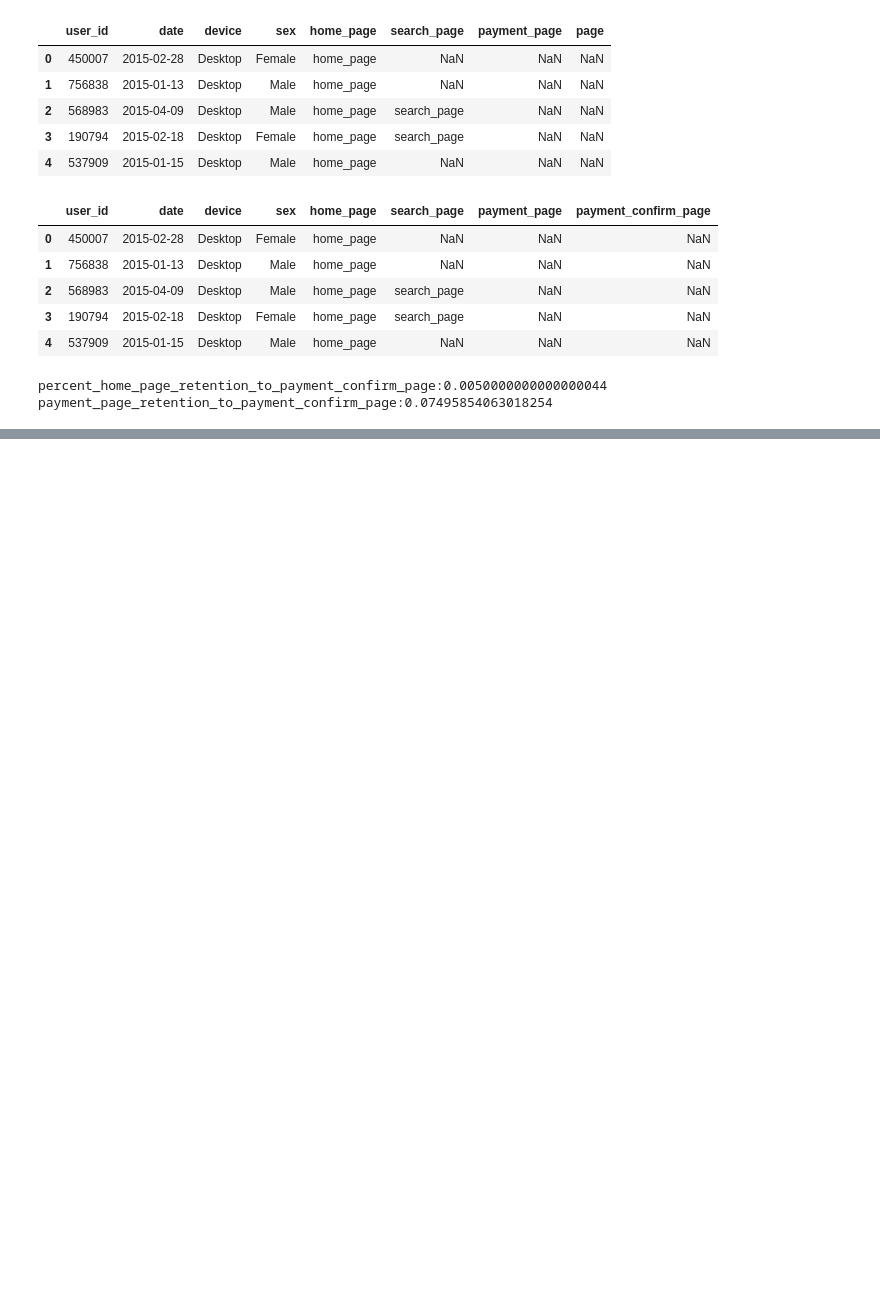
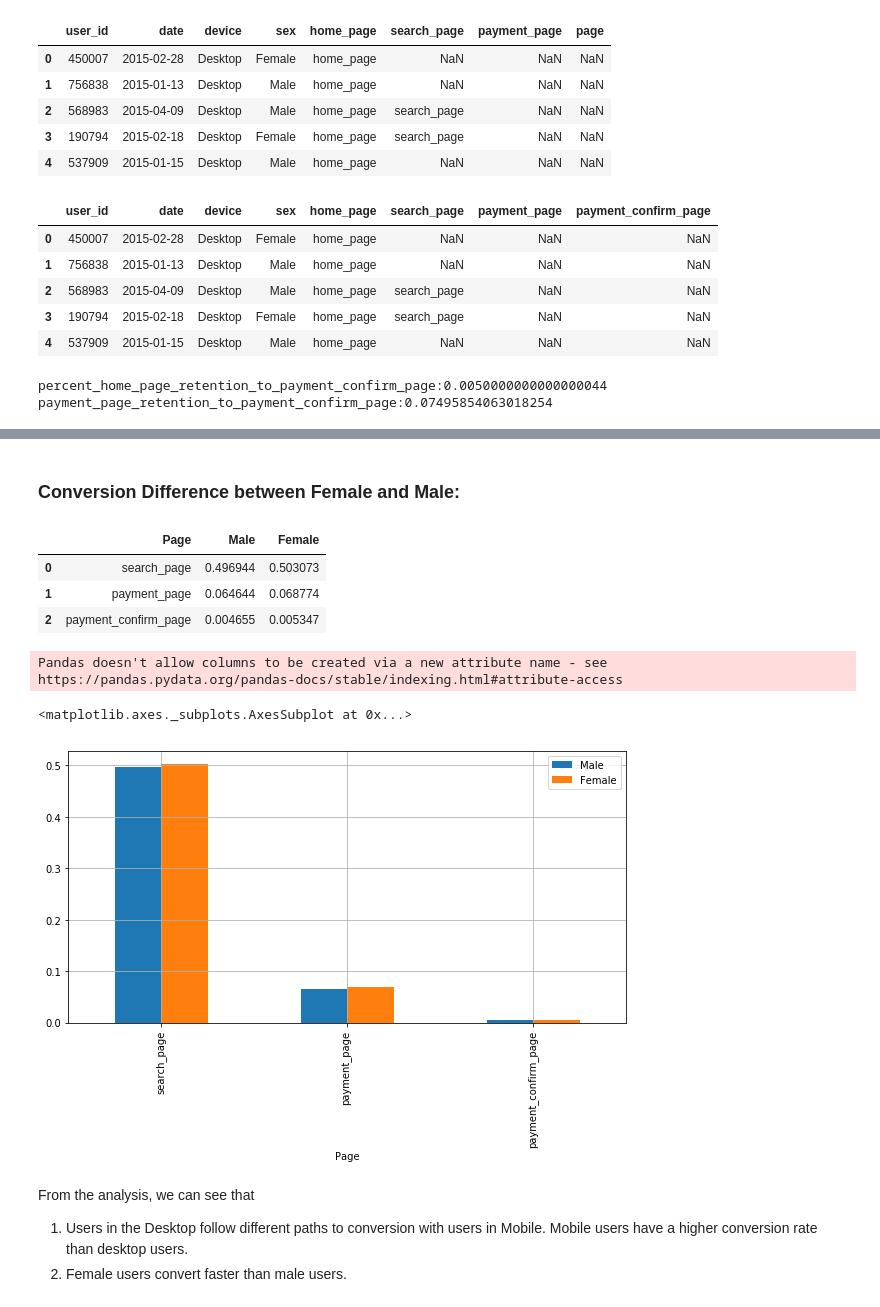
Before and after one commit to whitney218/Data-Science-Take-Home-Challenges, a Jupyter notebook: 5. Funnel Analysis.ipynb, the cells around one changed output, grey strips where cells are left out. Drawn from its saved outputs; the diff is of its cells as text; code cells hidden in the pictures; blank space fills up the shorter version.

```diff
--- a/5. Funnel Analysis.ipynb
+++ b/5. Funnel Analysis.ipynb
@@ -178,0 +348,28 @@ df.corr()["hotel_cluster"].sort_values()
+# %% [markdown]
+### Conversion Difference between  Female and Male:
+# %%
+Male=result3.groupby('sex').get_group('Male')
+Male_rate=1-Male[null_columns].isnull().sum()/len(Male)
+df1 = pd.DataFrame({'Page':Male_rate.index,'Retention_Rate':Male_rate.values})
+Female=result3.groupby('sex').get_group('Female')
+Female_rate=1-Female[null_columns].isnull().sum()/len(Female)
+df2 = pd.DataFrame({'Page':Female_rate.index,'Retention_Rate':Female_rate.values})
+
+Conversion_Sex=pd.merge(df1,df2,on='Page', how='left')
+Conversion_Sex = Conversion_Sex.rename(columns={'Retention_Rate_x': 'Male','Retention_Rate_y': 'Female'})
+Conversion_Sex
+# %% [output]
+|  | Page | Male | Female |
+| 0 | search_page | 0.496944 | 0.503073 |
+| 1 | payment_page | 0.064644 | 0.068774 |
+| 2 | payment_confirm_page | 0.004655 | 0.005347 |
+# %%
+Conversion_Sex.plot(kind='bar',x='Page', y=['Male', 'Female'], figsize=(10,5), grid=True)
+# %% [output]
+Pandas doesn't allow columns to be created via a new attribute name - see https://pandas.pydata.org/pandas-docs/stable/indexing.html#attribute-access
+<matplotlib.axes._subplots.AxesSubplot at 0x...>
+[figure, added]
+# %% [markdown]
+From the analysis, we can see that
+1. Users in the Desktop follow different paths to conversion with users in Mobile. Mobile users have a higher conversion rate than desktop users.
+2. Female users convert faster than male users.
```
Also changed, not shown: parts of 16 cells of this notebook.
